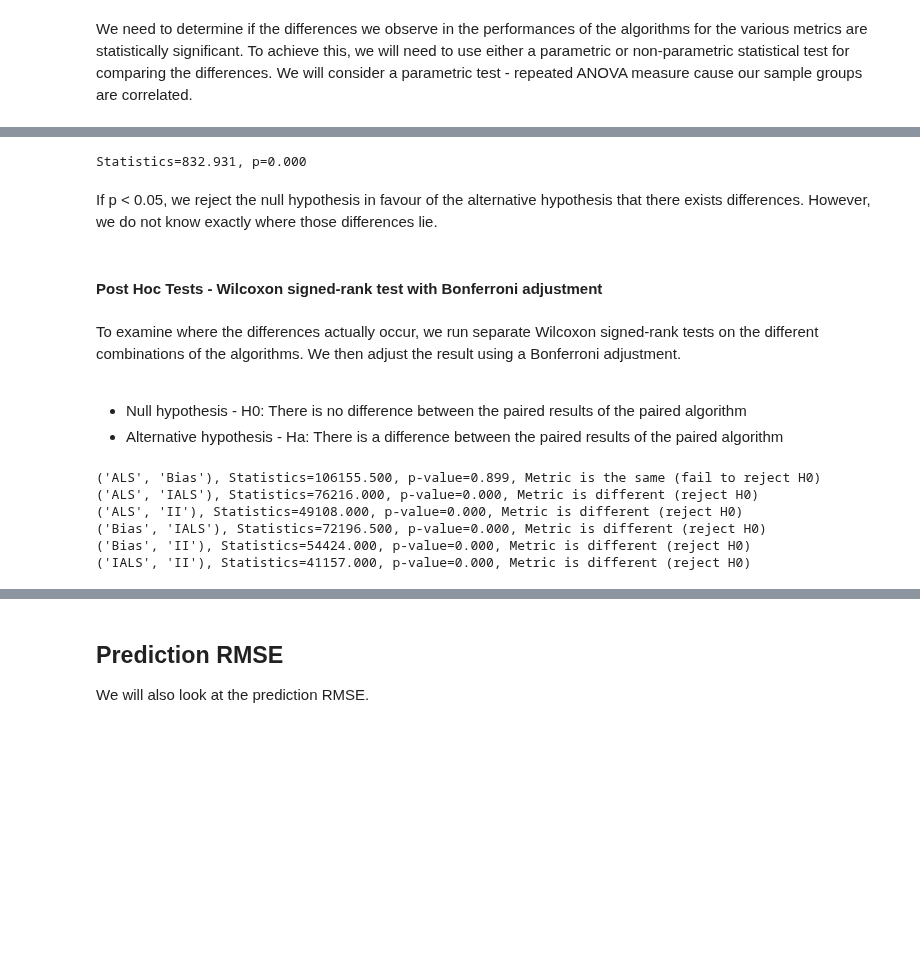
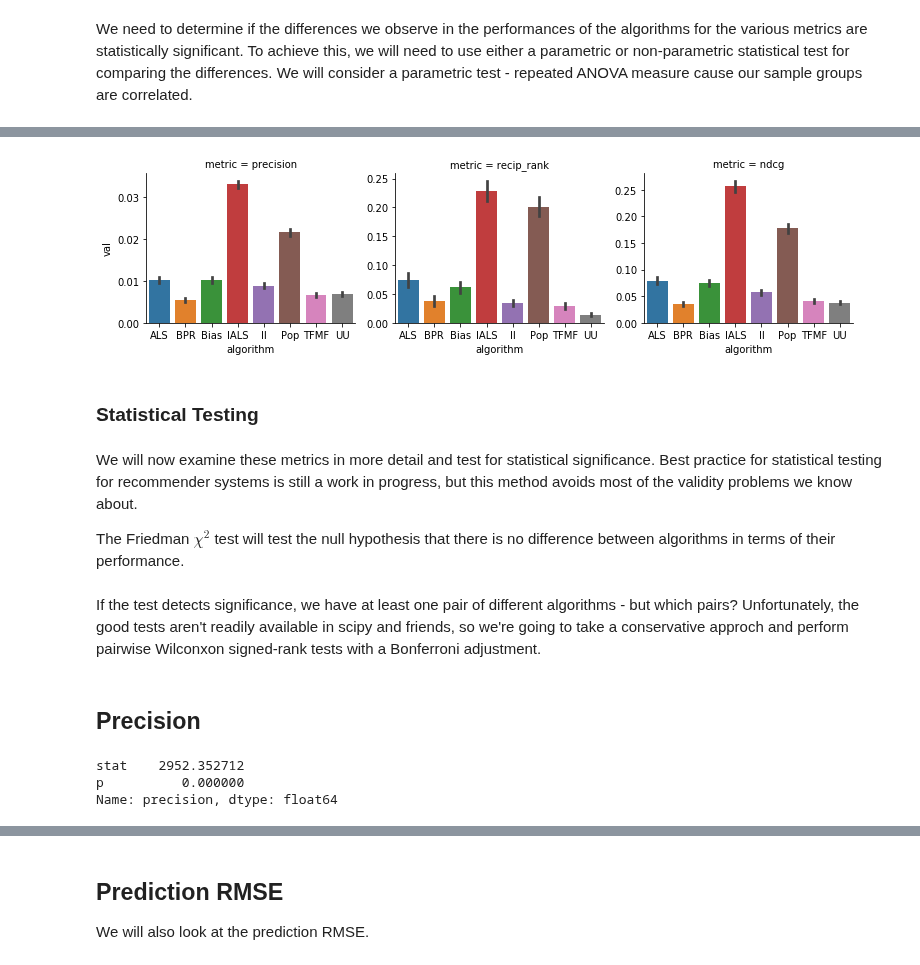
Before and after one commit to lenskit/lk-demo-experiment, a Jupyter notebook: eval-report.ml100k.ipynb, the cells around one changed output, grey strips where cells are left out. Saved outputs shown, nothing was run; the diff lists cells and outputs as text; code cells hidden in the pictures; blank space fills up the shorter version.

```diff
--- a/eval-report.ml100k.ipynb
+++ b/eval-report.ml100k.ipynb
@@ -255,43 +169,10 @@ for idx in n_compare:
-# %%
-alg_vals = []
-alg_names = []
-for alg, data in (results.reset_index()).groupby("algorithm"):
-    alg_names.append(alg)
-    alg_vals.append(data["recip_rank"].to_numpy())
-
-stat, p = friedmanchisquare(alg_vals[0], alg_vals[1], alg_vals[2], alg_vals[3])
-print('Statistics=%.3f, p=%.3f' % (stat, p))
-# %% [output]
-Statistics=832.931, p=0.000
-# %% [markdown]
-If p < 0.05, we reject the null hypothesis in favour of the alternative hypothesis that there exists differences. However, we do not know exactly where those differences lie.
-# %% [markdown]
-#### Post Hoc Tests - Wilcoxon signed-rank test with Bonferroni adjustment
-# %% [markdown]
-To examine where the differences actually occur, we run separate Wilcoxon signed-rank tests on the different combinations of the algorithms. We then adjust the result using a Bonferroni adjustment. <br><br>
-* Null hypothesis - H0: There is no difference between the paired results of the paired algorithm
-* Alternative hypothesis - Ha: There is a difference between the paired results of the paired algorithm
-# %%
-n_compare = list(combinations(list(range(4)), 2 ))
-
-def wilcox_bonf(data1, data2, alg_pair):
-    alpha = 0.05
-    stat, p = wilcoxon(data1, data2)
-    #Calculate Bonferroni adjustment
-    new_alpha = alpha/len(n_compare)
-    if p > new_alpha:
-        decision = 'Metric is the same (fail to reject H0)'
-    else:
-        decision = 'Metric is different (reject H0)'
-    return pd.Series({'Pair': alg_pair, 'Statistics': stat, 'p_value': p, 'Decision':decision})
-
-for idx in n_compare:
-    result = wilcox_bonf(alg_vals[idx[0]], alg_vals[idx[1]], (alg_names[idx[0]], alg_names[idx[1]]))
-    print('%s, Statistics=%.3f, p-value=%.3f, %s' % (result['Pair'], result['Statistics'], result['p_value'], result['Decision']))
-# %% [output]
-('ALS', 'Bias'), Statistics=106155.500, p-value=0.899, Metric is the same (fail to reject H0)
-('ALS', 'IALS'), Statistics=76216.000, p-value=0.000, Metric is different (reject H0)
-('ALS', 'II'), Statistics=49108.000, p-value=0.000, Metric is different (reject H0)
-('Bias', 'IALS'), Statistics=72196.500, p-value=0.000, Metric is different (reject H0)
-('Bias', 'II'), Statistics=54424.000, p-value=0.000, Metric is different (reject H0)
-('IALS', 'II'), Statistics=41157.000, p-value=0.000, Metric is different (reject H0)
+# %%
+g = sns.catplot(x = "algorithm", y = "val", data = pltData, kind="bar", col = "metric", aspect=1.2, height=3, sharey=False)
+# %% [output]
+[figure, added]
+# %% [markdown]
+### Statistical Testing
+# %% [markdown]
+We will now examine these metrics in more detail and test for statistical significance.  Best practice for statistical testing for recommender systems is still a work in progress, but this method avoids most of the validity problems we know about.
+
+The Friedman $\chi^2$ test will test the null hypothesis that there is no difference between algorithms in terms of their performance.
@@ -297,0 +185,2 @@ for idx in n_compare:
+# %% [markdown]
+If the test detects significance, we have at least one pair of different algorithms - but which pairs?  Unfortunately, the good tests aren't readily available in scipy and friends, so we're going to take a conservative approch and perform pairwise Wilconxon signed-rank tests with a Bonferroni adjustment.
@@ -297,0 +197,8 @@ for idx in n_compare:
+# %% [markdown]
+## Precision
+# %%
+metric_friedman('precision')
+# %% [output]
+stat    2952.352712
+p          0.000000
+Name: precision, dtype: float64
```
Also changed, not shown: parts of 46 cells of this notebook, 11 other files.
